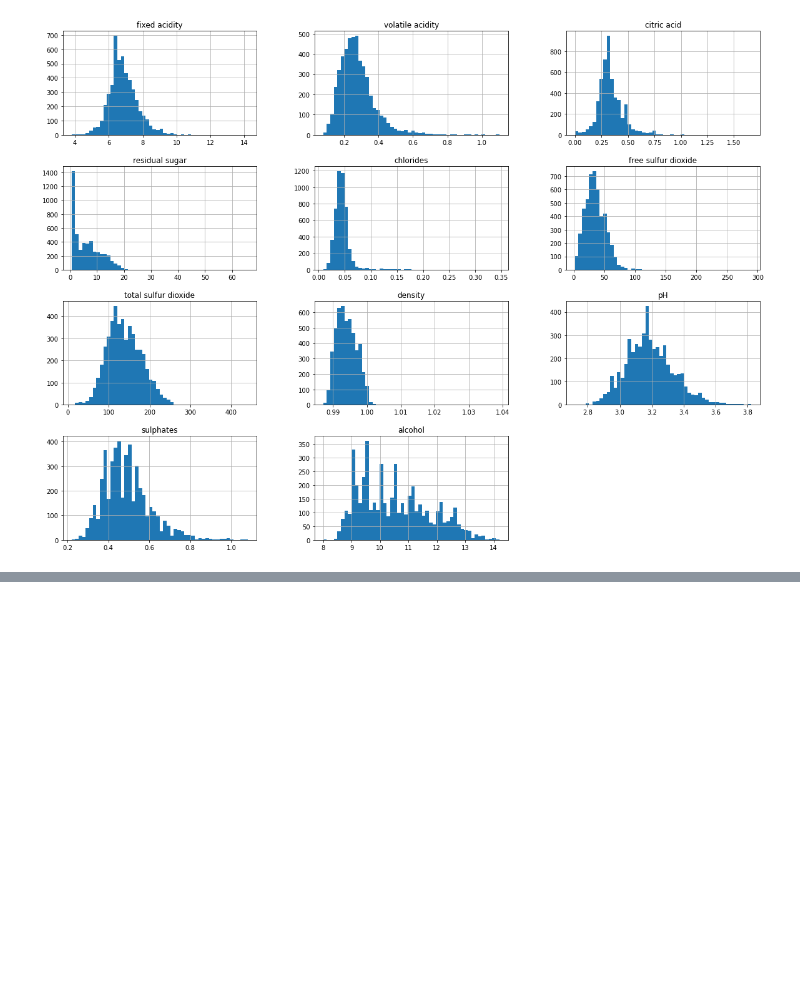
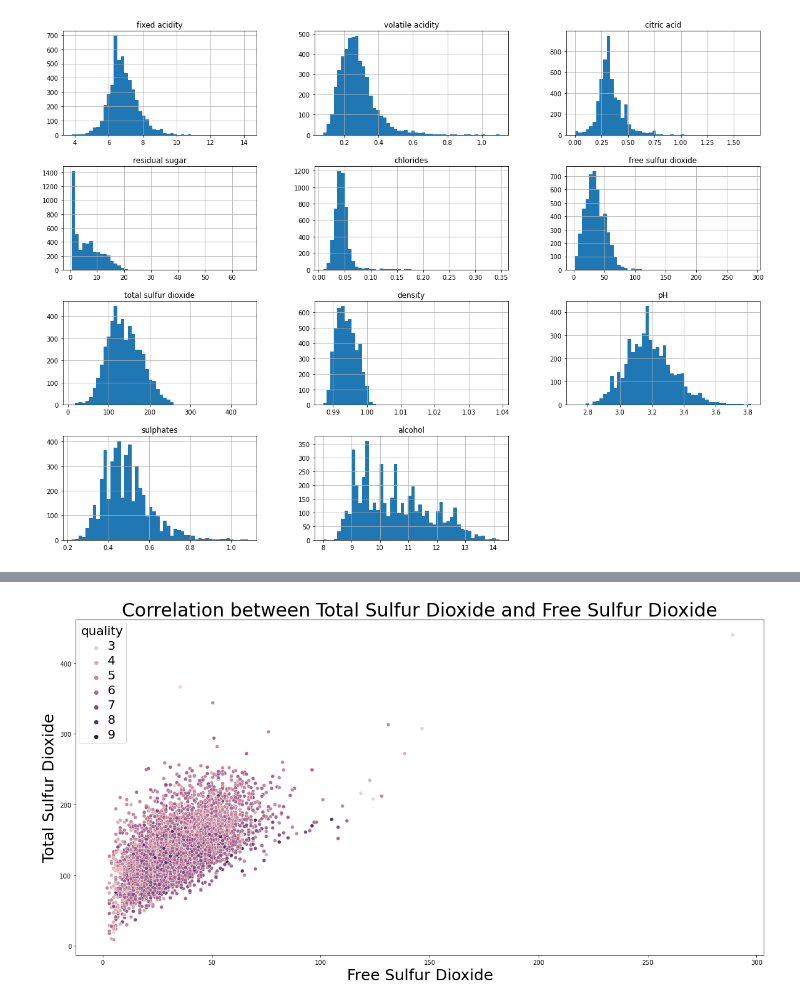
Before and after one commit to shaarick/F21DL, a Jupyter notebook: CW Wine Quality.ipynb, the cells around one changed output, grey strips where cells are left out. Saved outputs shown, nothing was run; the diff lists cells and outputs as text; code cells hidden in the pictures; blank space fills up the shorter version.

```diff
--- a/CW Wine Quality.ipynb
+++ b/CW Wine Quality.ipynb
@@ -222,0 +187,21 @@ plt.show()
+# %%
+plt.figure(figsize=(20,10))
+sns.set(font_scale=1.5)
+fig = sns.scatterplot(x="residual sugar", y="density", data=df, hue="quality")
+fig.set_title("Correlation between Residual Sugar and Density", fontsize=30)
+fig.set_xlabel("Residual Sugar")
+fig.set_ylabel("Density")
+plt.setp(fig.get_legend().get_title())
+plt.setp(fig.get_legend().get_texts())
+plt.show()
+# %%
+plt.figure(figsize=(20,10))
+fig = sns.scatterplot(x="free sulfur dioxide", y="total sulfur dioxide", data=df, hue="quality")
+fig.set_title("Correlation between Total Sulfur Dioxide and Free Sulfur Dioxide", fontsize=30)
+fig.set_xlabel("Free Sulfur Dioxide",fontsize=25)
+fig.set_ylabel("Total Sulfur Dioxide", fontsize=25)
+plt.setp(fig.get_legend().get_title(), fontsize="20")
+plt.setp(fig.get_legend().get_texts(), fontsize="20")
+plt.show()
+# %% [output]
+[figure, added]
```
Also changed, not shown: parts of 16 cells of this notebook.
